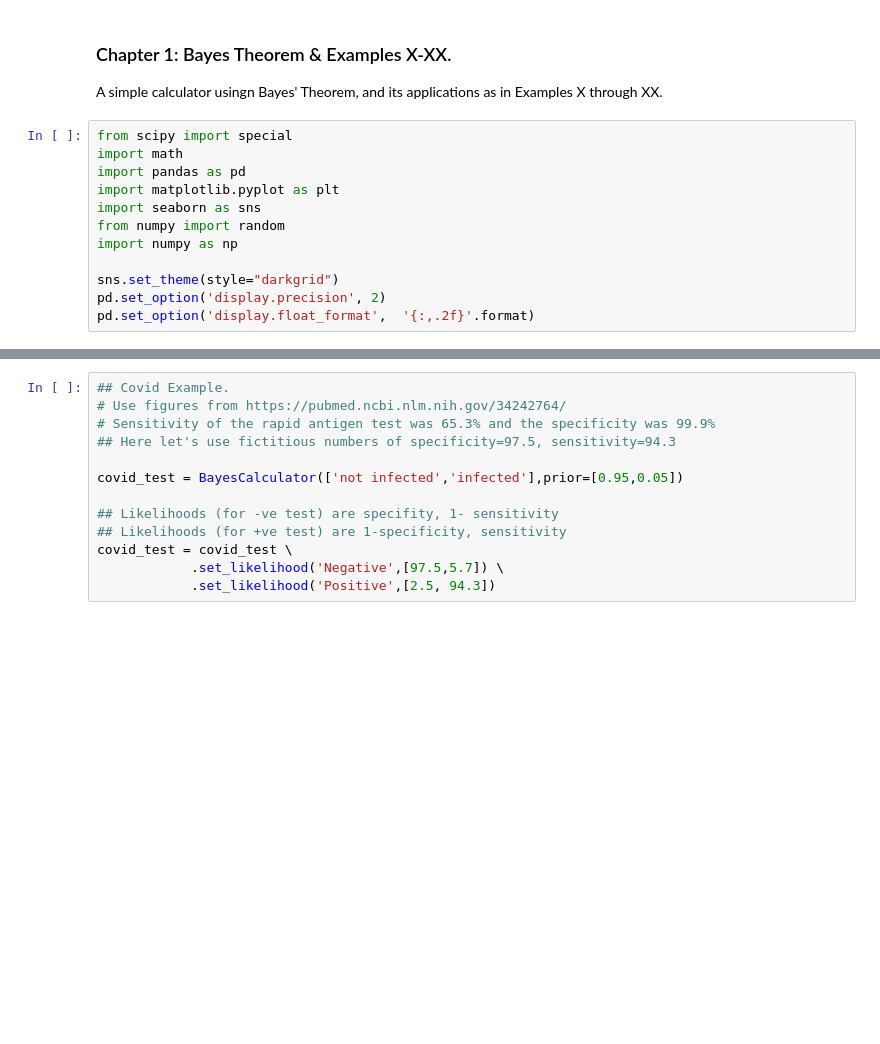
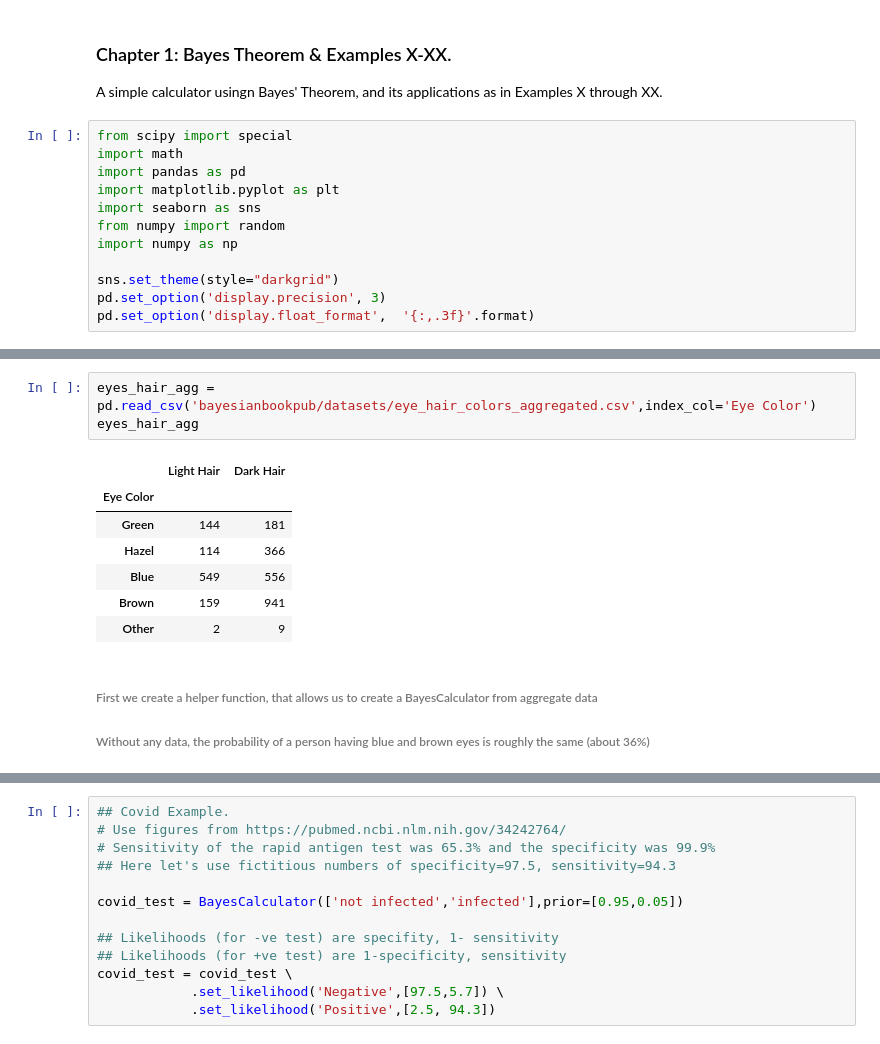
Before and after one commit to manishbayesian/bayesianbookpub, a Jupyter notebook: Chapter1_BayesCalculator,_Examples_X_XX.ipynb, the cells around one changed output, grey strips where cells are left out. Drawn from its saved outputs; the diff is of its cells as text; blank space fills up the shorter version.

```diff
--- a/Chapter1_BayesCalculator,_Examples_X_XX.ipynb
+++ b/Chapter1_BayesCalculator,_Examples_X_XX.ipynb
@@ -13,8 +13,8 @@ from numpy import random
 import numpy as np
 
 sns.set_theme(style="darkgrid")
-pd.set_option('display.precision', 2)
-pd.set_option('display.float_format',  '{:,.2f}'.format)
+pd.set_option('display.precision', 3)
+pd.set_option('display.float_format',  '{:,.3f}'.format)
 # %%
 class BayesCalculator:
   """
@@ -83,0 +126,14 @@ display(eyes.as_table())
+# %%
+eyes_hair_agg = pd.read_csv('bayesianbookpub/datasets/eye_hair_colors_aggregated.csv',index_col='Eye Color')
+eyes_hair_agg
+# %% [output]
+|  | Light Hair | Dark Hair |
+| Eye Color |  |  |
+| Green | 144 | 181 |
+| Hazel | 114 | 366 |
+| Blue | 549 | 556 |
+| Brown | 159 | 941 |
+| Other | 2 | 9 |
+# %% [markdown]
+###### First we create a helper function, that allows us to create a BayesCalculator from aggregate data
+###### Without any data, the probability of a person having blue and brown eyes is roughly the same (about 36%)
```
Also changed, not shown: parts of 18 cells of this notebook.
